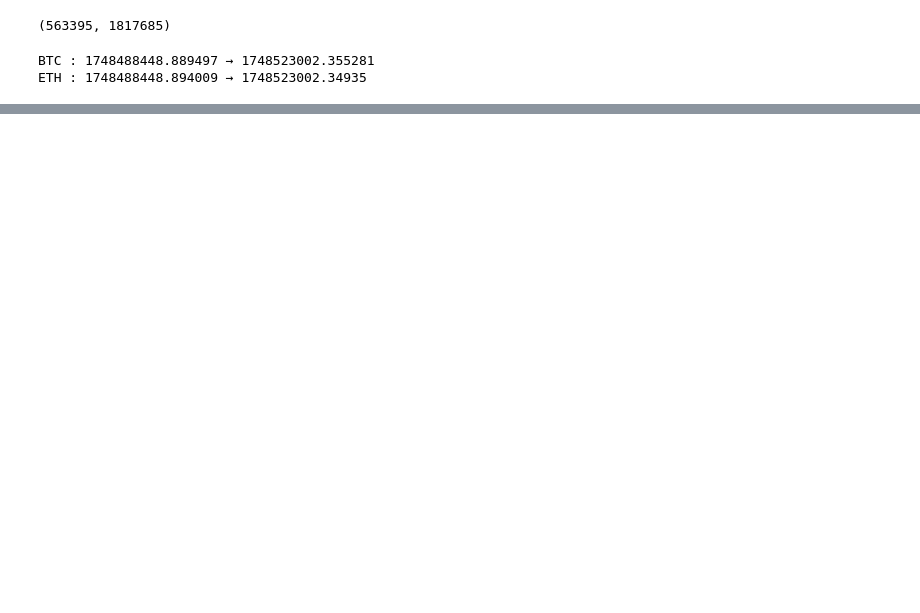
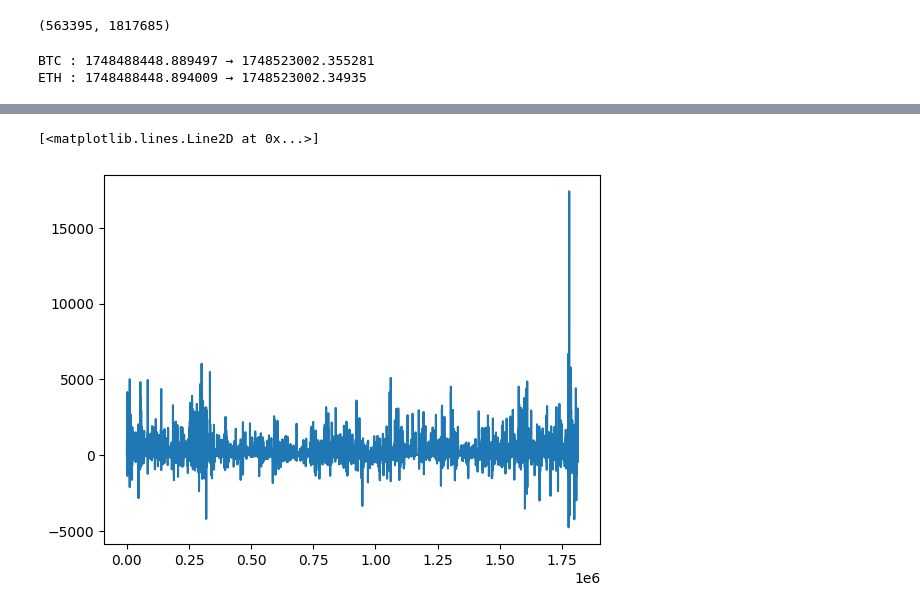
Before and after one commit to solalbaudoincs/ifcob, a Jupyter notebook: prediction_model/Model_RandomForest.ipynb, the cells around one changed output, grey strips where cells are left out. Cells and saved outputs as stored; diff of their text form; code cells hidden in the pictures; blank space fills up the shorter version.

```diff
--- a/prediction_model/Model_RandomForest.ipynb
+++ b/prediction_model/Model_RandomForest.ipynb
@@ -21,6 +21,8 @@ def create_dataset_vectorized_numeric(
     X : (N, tau_BTC * k + tau_ETH)
     y : (N,)
     Tous les timestamps sont supposés float64 (ou seront castés).
+
+    C'est mieux certainement de faire des Moving Average sur le temps et d'utiliser np.research_sorted +>W cf code de Matéo
     """
 
     # ------------------------------------------------------------------ #
@@ -123,7 +125,7 @@ features_ETH.head()
 # %%
 tau_BTC = 10
 tau_ETH = 10
-tau_prediction = 5
+tau_prediction = 20
 
 price_ETH = features_ETH['level-1-bid-price']
 # %%
@@ -228,2 +254,7 @@ Error:
 # %%
 X, y = create_dataset_vectorized_numeric(features_BTC, price_ETH, tau_BTC, tau_ETH, tau_prediction)
+# %%
+plt.plot(y)
+# %% [output]
+[<matplotlib.lines.Line2D at 0x...>]
+[figure, added]
```
Also changed, not shown: parts of 11 cells of this notebook, 1 other file.
